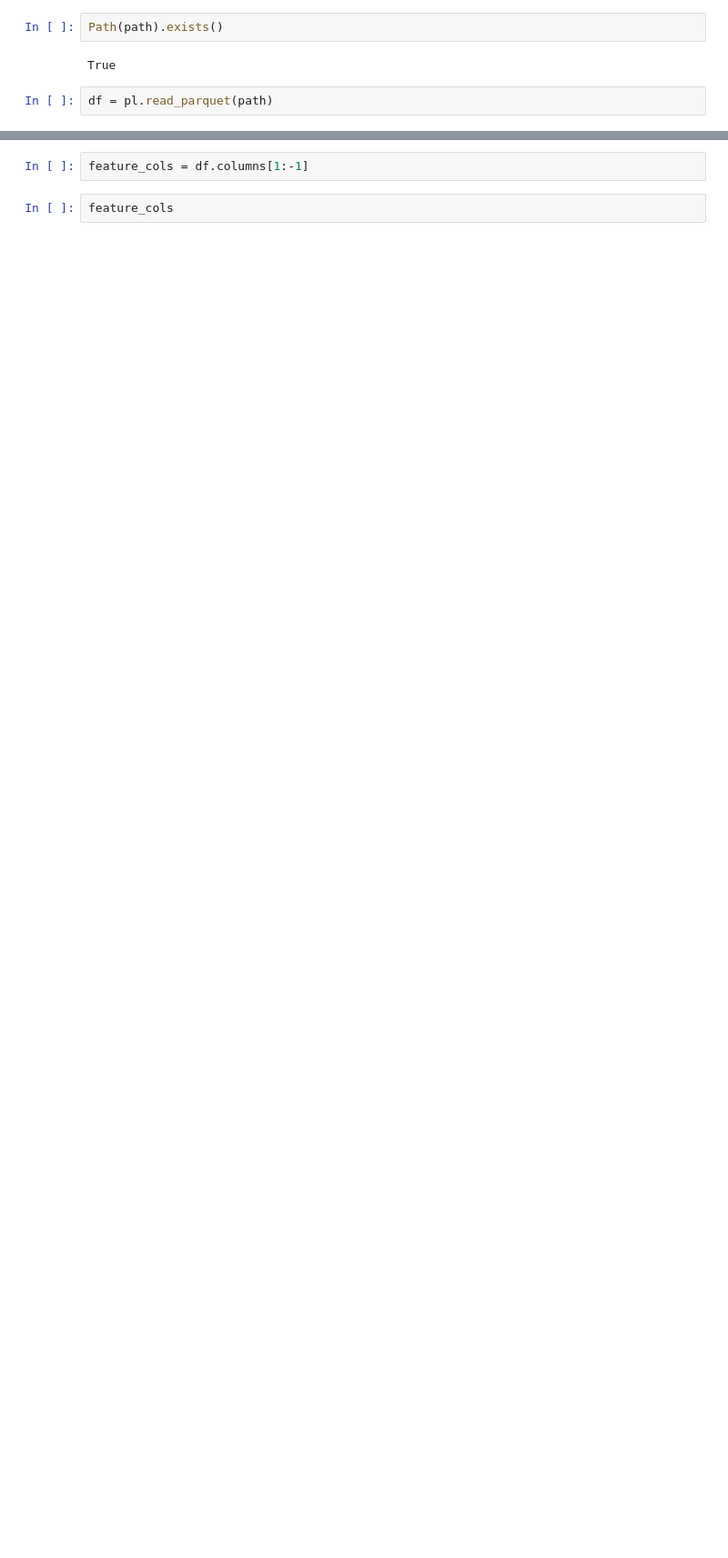
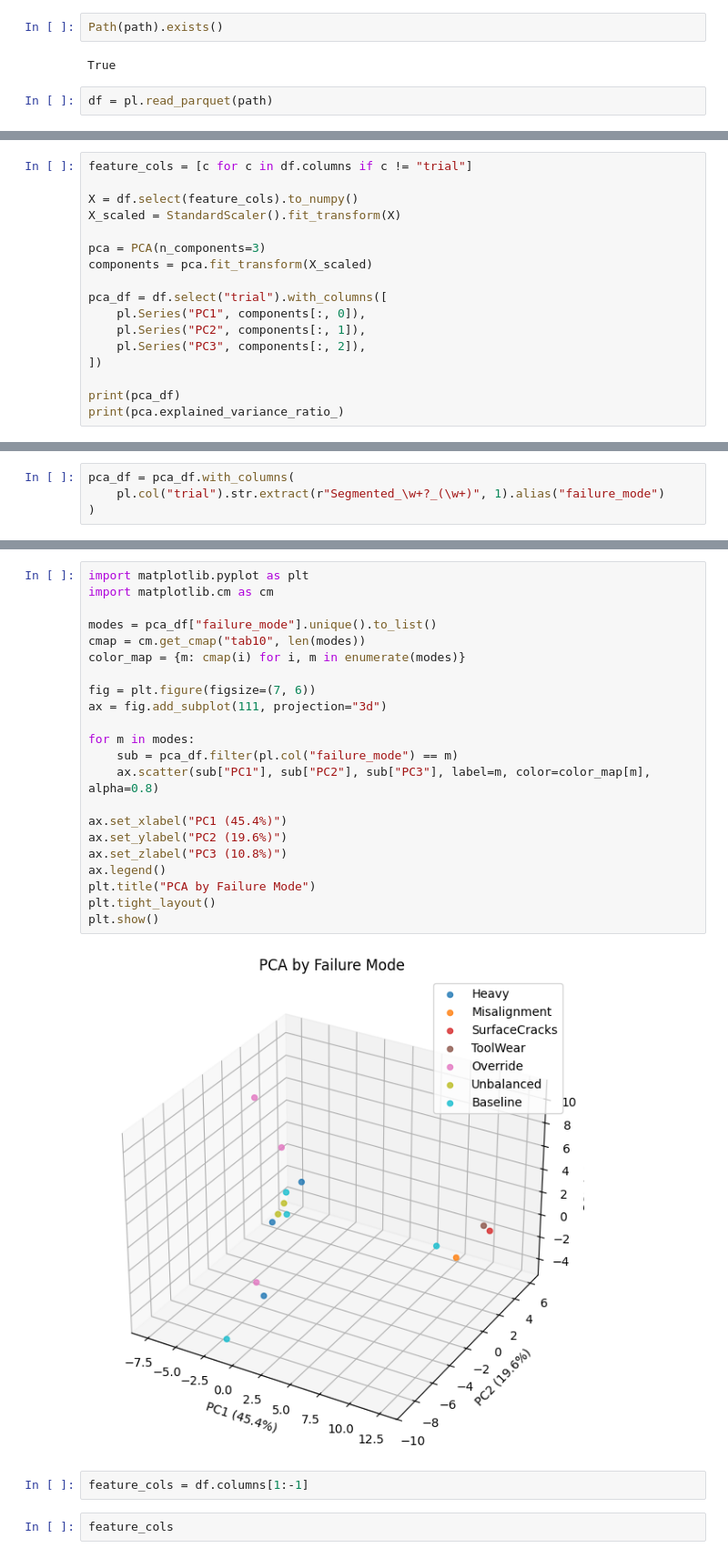
Before and after one commit to jwhogg/MAC4112, a Jupyter notebook: code/notebooks/gold_layer_test.ipynb, the cells around one changed output, grey strips where cells are left out. Shown at 91% size. Cells and saved outputs as stored; diff of their text form; blank space fills up the shorter version.

```diff
--- a/code/notebooks/gold_layer_test.ipynb
+++ b/code/notebooks/gold_layer_test.ipynb
@@ -36,0 +98,17 @@ shape: (5, 121)
+# %%
+feature_cols = [c for c in df.columns if c != "trial"]
+
+X = df.select(feature_cols).to_numpy()
+X_scaled = StandardScaler().fit_transform(X)
+
+pca = PCA(n_components=3)
+components = pca.fit_transform(X_scaled)
+
+pca_df = df.select("trial").with_columns([
+    pl.Series("PC1", components[:, 0]),
+    pl.Series("PC2", components[:, 1]),
+    pl.Series("PC3", components[:, 2]),
+])
+
+print(pca_df)
+print(pca.explained_variance_ratio_)
@@ -36,0 +135,4 @@ shape: (5, 121)
+# %%
+pca_df = pca_df.with_columns(
+    pl.col("trial").str.extract(r"Segmented_\w+?_(\w+)", 1).alias("failure_mode")
+)
@@ -37,3 +143,27 @@ shape: (5, 121)
+# %%
+import matplotlib.pyplot as plt
+import matplotlib.cm as cm
+
+modes = pca_df["failure_mode"].unique().to_list()
+cmap = cm.get_cmap("tab10", len(modes))
+color_map = {m: cmap(i) for i, m in enumerate(modes)}
+
+fig = plt.figure(figsize=(7, 6))
+ax = fig.add_subplot(111, projection="3d")
+
+for m in modes:
+    sub = pca_df.filter(pl.col("failure_mode") == m)
+    ax.scatter(sub["PC1"], sub["PC2"], sub["PC3"], label=m, color=color_map[m], alpha=0.8)
+
+ax.set_xlabel("PC1 (45.4%)")
+ax.set_ylabel("PC2 (19.6%)")
+ax.set_zlabel("PC3 (10.8%)")
+ax.legend()
+plt.title("PCA by Failure Mode")
+plt.tight_layout()
+plt.show()
+# %% [output]
+[figure, added]
 # %%
 feature_cols = df.columns[1:-1]
 # %%
```
Also changed, not shown: parts of 11 cells of this notebook, 1 other file.
